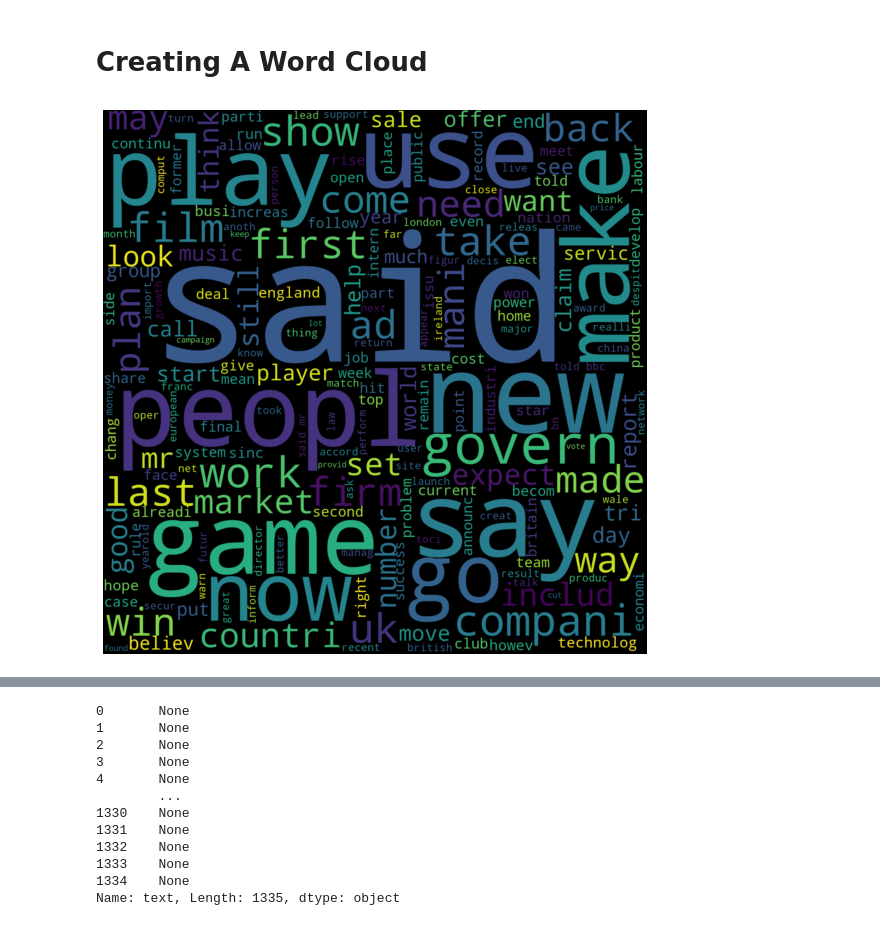
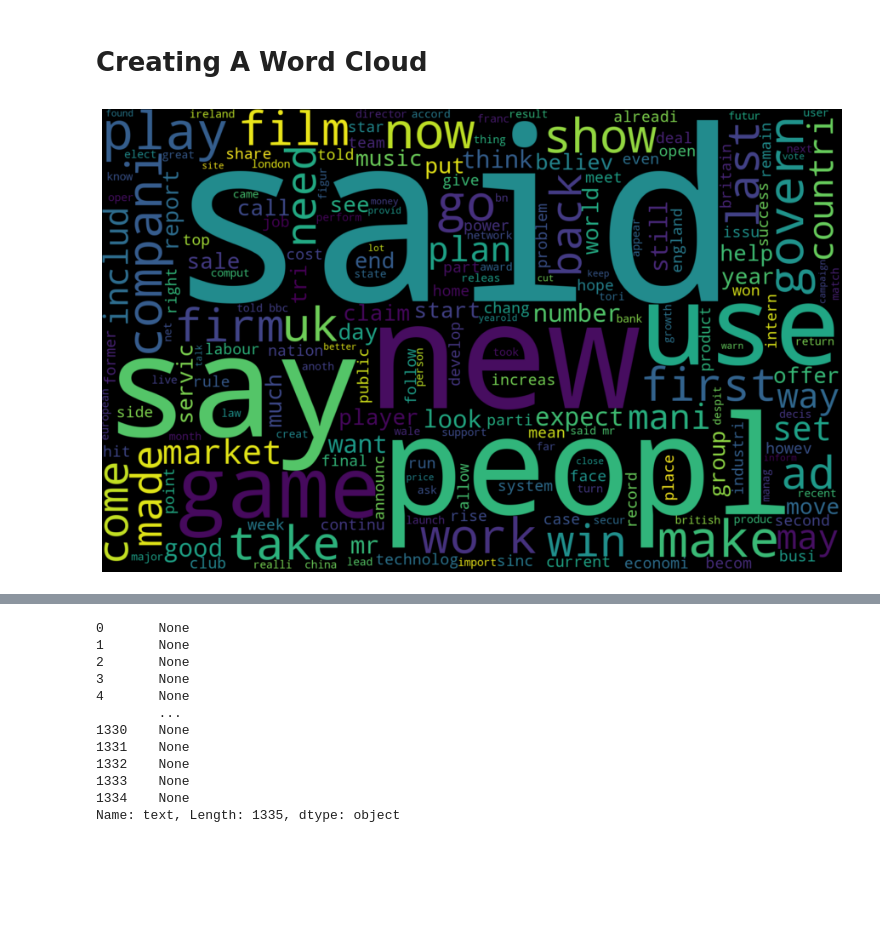
Before and after one commit to Hello49/multiclass, a Jupyter notebook: Model.ipynb, the cells around one changed output, grey strips where cells are left out. Saved outputs shown, nothing was run; the diff lists cells and outputs as text; code cells hidden in the pictures; blank space fills up the shorter version.

```diff
--- a/Model.ipynb
+++ b/Model.ipynb
@@ -195,9 +195,9 @@ WC_Tokens=X_train.to_list()
 WC_Tokens=sum(WC_Tokens,[])
 # %%
 plt.figure( figsize=(20,10) )
-word_cloud = WordCloud(width=1000, height=1600).generate(" ".join(WC_Tokens))
+word_cloud = WordCloud(width=1600, height=1000).generate(" ".join(WC_Tokens))
 plt.imshow(word_cloud, interpolation='bilinear')
 plt.axis('off')
 plt.show(word_cloud)
 # %% [output]
-[figure, old version]
+[figure, new version]
```
Also changed, not shown: parts of 2 cells of this notebook, 2 other files.
